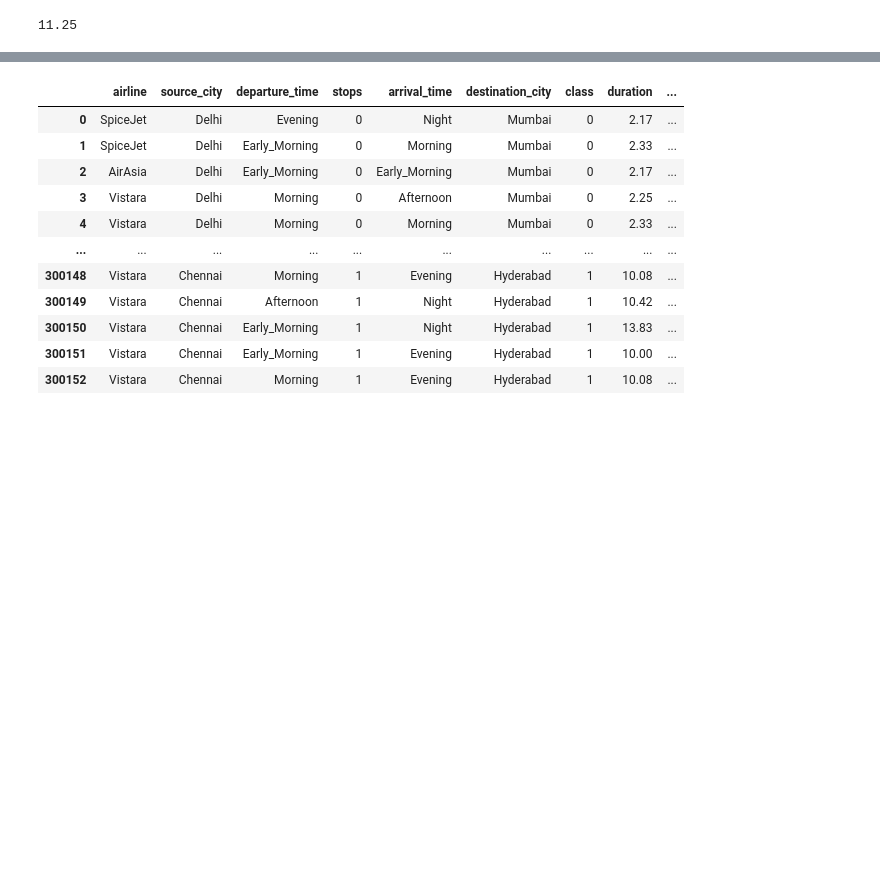
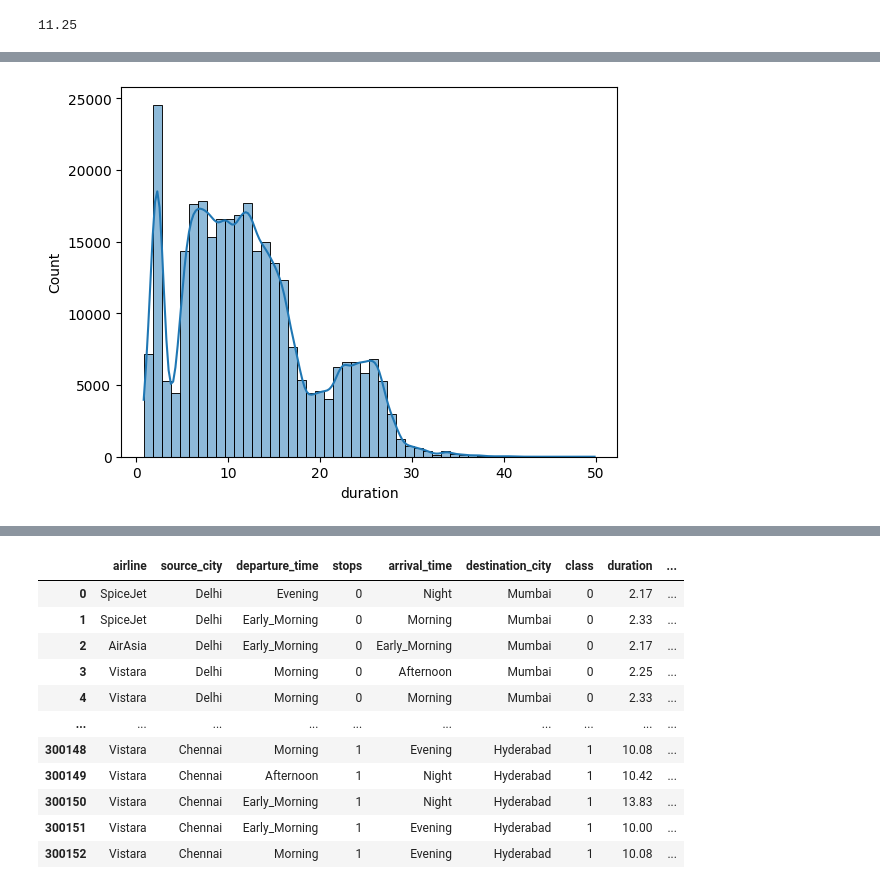
Before and after one commit to thisaraniNJ/Flight_Price_Prediction, a Jupyter notebook: Flight_Price_Prediction_.ipynb, the cells around one changed output, grey strips where cells are left out. Drawn from its saved outputs; the diff is of its cells as text; code cells hidden in the pictures; blank space fills up the shorter version.

```diff
--- a/Flight_Price_Prediction_.ipynb
+++ b/Flight_Price_Prediction_.ipynb
@@ -116,0 +177,5 @@ Pre Processing
+# %%
+sns.histplot(df['duration'], bins=50, kde=True)
+plt.show()
+# %% [output]
+[figure, added]
```
Also changed, not shown: parts of 26 cells of this notebook.
